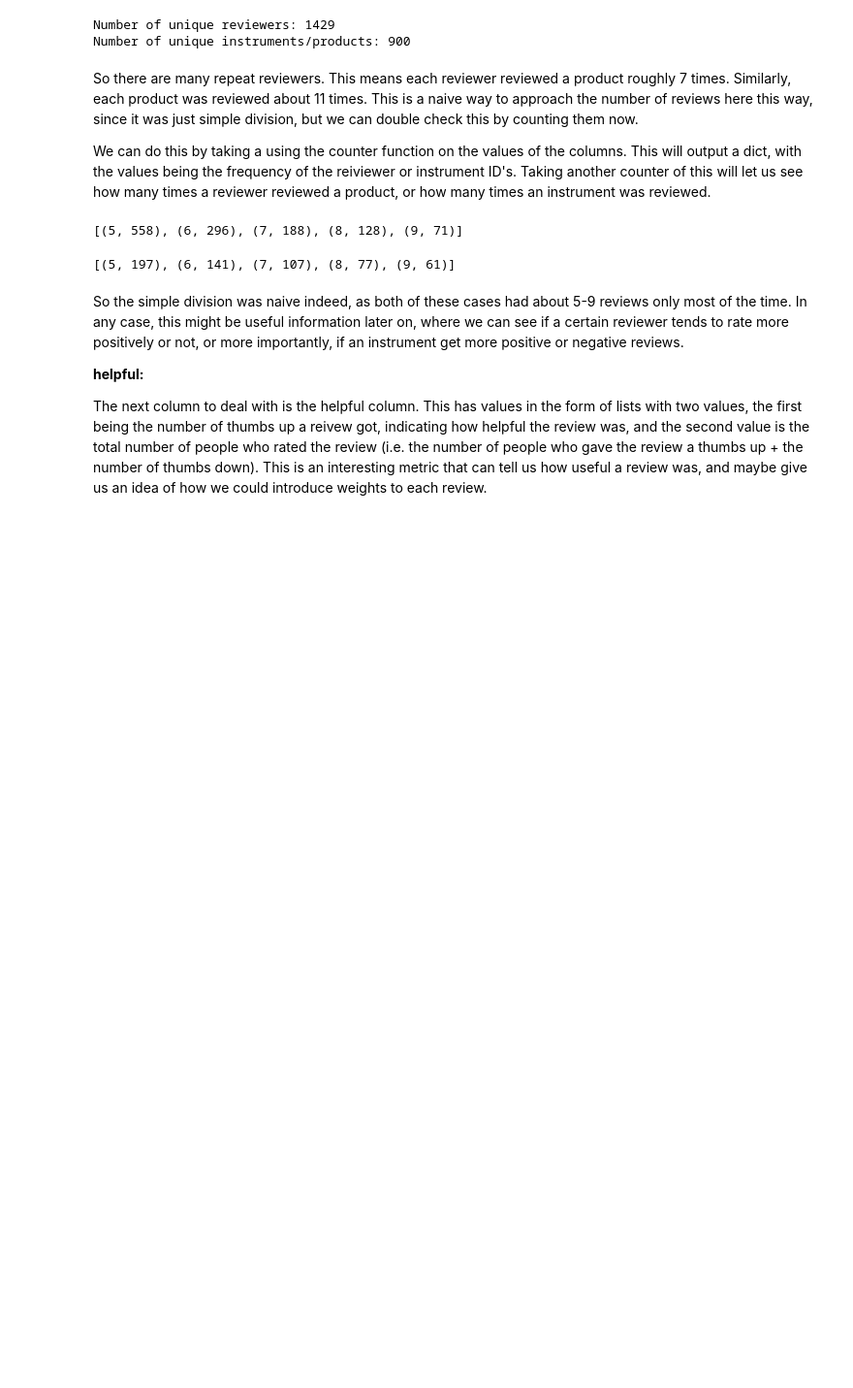
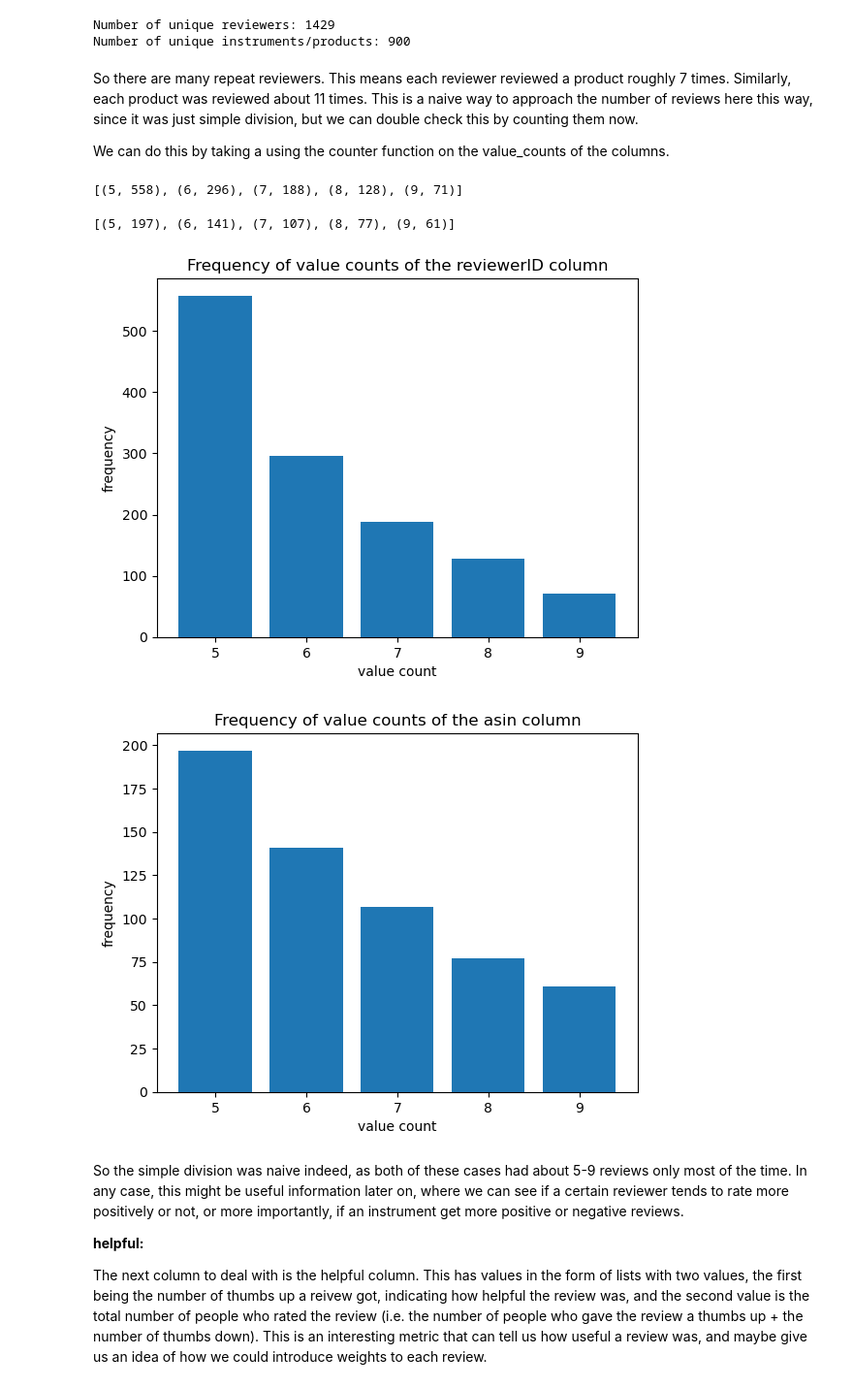
Before and after one commit to RavinderRai/amazon_instrument_sentiment_analysis, a Jupyter notebook: notebooks/Data_Wrangling_and_EDA.ipynb, the cells around one changed output. Shown: that part at 97% size. Saved outputs shown, nothing was run; the diff lists cells and outputs as text; code cells hidden in the pictures; blank space fills up the shorter version.

```diff
--- a/notebooks/Data_Wrangling_and_EDA.ipynb
+++ b/notebooks/Data_Wrangling_and_EDA.ipynb
@@ -98,17 +106,39 @@ Number of unique instruments/products: 900
 # %% [markdown]
 So there are many repeat reviewers. This means each reviewer reviewed a product roughly 7 times. Similarly, each product was reviewed about 11 times. This is a naive way to approach the number of reviews here this way, since it was just simple division, but we can double check this by counting them now.
 
-We can do this by taking a using the counter function on the values of the columns. This will output a dict, with the values being the frequency of the reiviewer or instrument ID's. Taking another counter of this will let us see how many times a reviewer reviewed a product, or how many times an instrument was reviewed.
+We can do this by taking a using the counter function on the value_counts of the columns.
-# %%
-#seeing how many times a reviewer reviewed an instrument
-Counter(Counter(df['reviewerID']).values()).most_common(5)
-# %% [output]
-[(5, 558), (6, 296), (7, 188), (8, 128), (9, 71)]
+# %%
+#seeing how many times a reviewer reviewed an instrument
+reviewerID_freq_count = Counter(df['reviewerID'].value_counts()).most_common(5)
+
+print(reviewerID_freq_count)
+# %% [output]
+[(5, 558), (6, 296), (7, 188), (8, 128), (9, 71)]
 # %%
 #seeing how many times an instrument was reviewed
-Counter(Counter(df['asin']).values()).most_common(5)
+asin_freq_count = Counter(df['asin'].value_counts()).most_common(5)
+
+print(asin_freq_count)
 # %% [output]
 [(5, 197), (6, 141), (7, 107), (8, 77), (9, 61)]
+# %%
+#we can plot these for a better visual
+
+def plot_value_count_freq(freq_count, feature_name):
+    x = [vc for vc, freq_cnt in freq_count]
+    y = [freq_cnt for vc, freq_cnt in freq_count]
+
+    plt.bar(x, y)
+    plt.xlabel('value count')
+    plt.ylabel('frequency')
+    plt.title('Frequency of value counts of the {} column'.format(feature_name))
+    plt.show()
+
+plot_value_count_freq(reviewerID_freq_count, 'reviewerID')
+plot_value_count_freq(asin_freq_count, 'asin')
+# %% [output]
+[figure, added]
+[figure, added]
 # %% [markdown]
 So the simple division was naive indeed, as both of these cases had about 5-9 reviews only most of the time. In any case, this might be useful information later on, where we can see if a certain reviewer tends to rate more positively or not, or more importantly, if an instrument get more positive or negative reviews.
 
```
Also changed, not shown: parts of 35 cells of this notebook, 1 other file.
